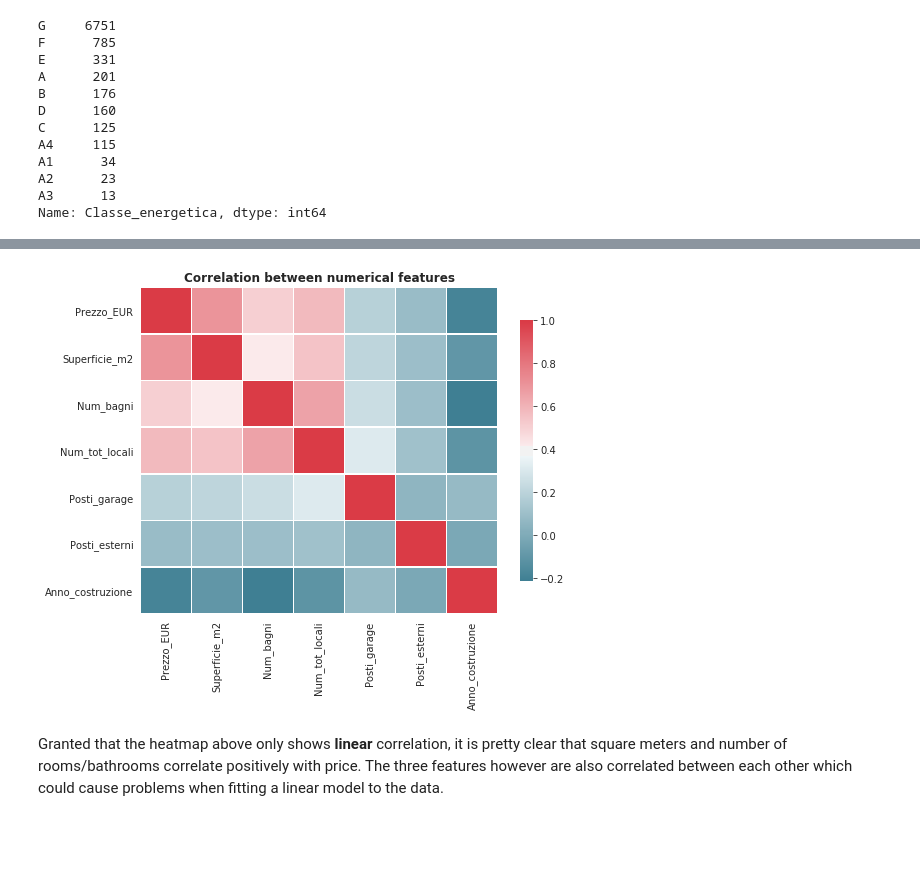
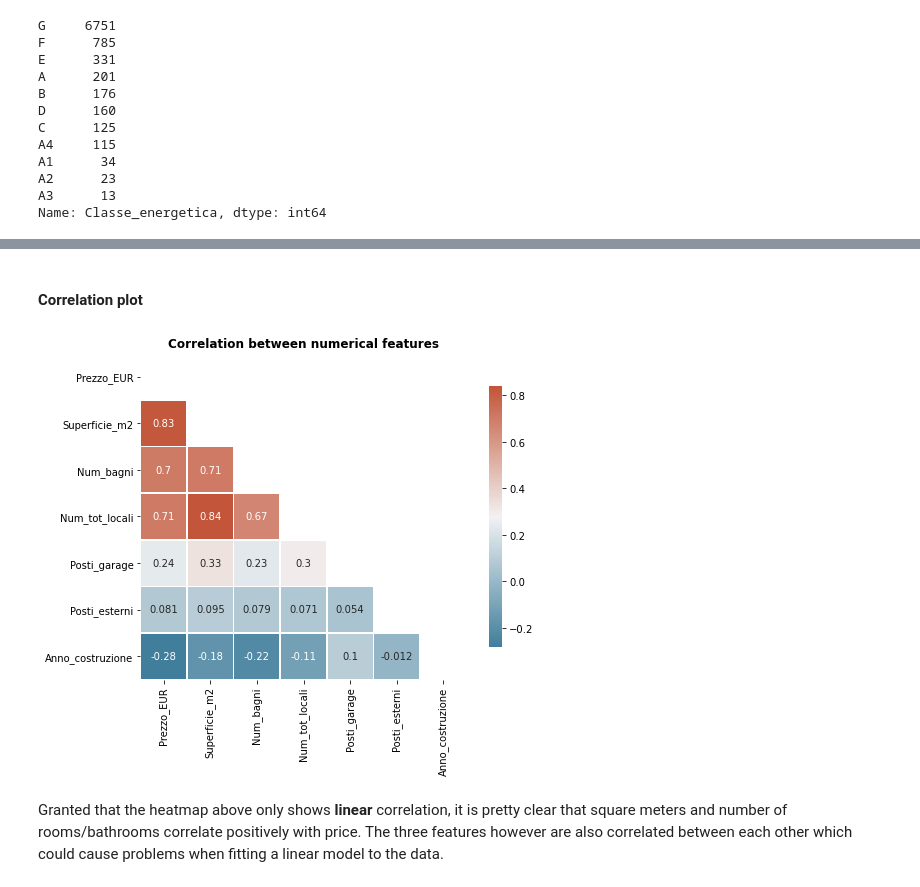
Before and after one commit to LazyEval/housing-prices-firenze, a Jupyter notebook: notebooks/2.0-LazyEval-EDA.ipynb, the cells around one changed output, grey strips where cells are left out. Saved outputs shown, nothing was run; the diff lists cells and outputs as text; code cells hidden in the pictures; blank space fills up the shorter version.

Commit message:
Update correlation plot.

```diff
--- a/notebooks/2.0-LazyEval-EDA.ipynb
+++ b/notebooks/2.0-LazyEval-EDA.ipynb
@@ -10,7 +10,7 @@ pd.options.display.float_format = '{:,.2f}'.format
 path_interim = '/home/matteo@COPPET/Documents/data_science/projects/housing_prices_firenze/data/interim/'
 path_processed = '/home/matteo@COPPET/Documents/data_science/projects/housing_prices_firenze/data/processed/'
 # %%
-df = pd.read_excel(path_interim+'data.xlsx')
+df = pd.read_csv(path_processed+'data_clean.csv')
 df.info()
 # %% [output]
 <class 'pandas.core.frame.DataFrame'>
@@ -281,13 +241,17 @@ Index(['Tipologia', 'Zona', 'Stato', 'Prezzo_EUR', 'Superficie_m2',
+# %% [markdown]
+#### Correlation plot
 # %%
 corr_cols = ['Prezzo_EUR', 'Superficie_m2', 'Num_bagni', 'Num_tot_locali', 'Posti_garage', 'Posti_esterni',
              'Anno_costruzione']
+corr = df[corr_cols].corr()
+mask = np.triu(np.ones_like(corr, dtype=bool))
 
 fig = plt.figure(figsize=(8, 6))
-cmap = sns.diverging_palette(220, 10, as_cmap=True)
-sns.heatmap(df[corr_cols].corr(), linewidth=.5, cbar_kws={'shrink': .8}, cmap=cmap)
+cmap = sns.diverging_palette(230, 20, as_cmap=True)
+sns.heatmap(corr, mask=mask, linewidth=.5, cbar_kws={'shrink': .8}, cmap=cmap, annot=True, square=True)
 plt.title('Correlation between numerical features', weight='bold')
 plt.show()
 # %% [output]
-[figure, old version]
+[figure, new version]
 # %% [markdown]
 Granted that the heatmap above only shows **linear** correlation, it is pretty clear that square meters and number of rooms/bathrooms correlate positively with price. The three features however are also correlated between each other which could cause problems when fitting a linear model to the data.
```
Also changed, not shown: parts of 4 cells of this notebook, 3 other files.
